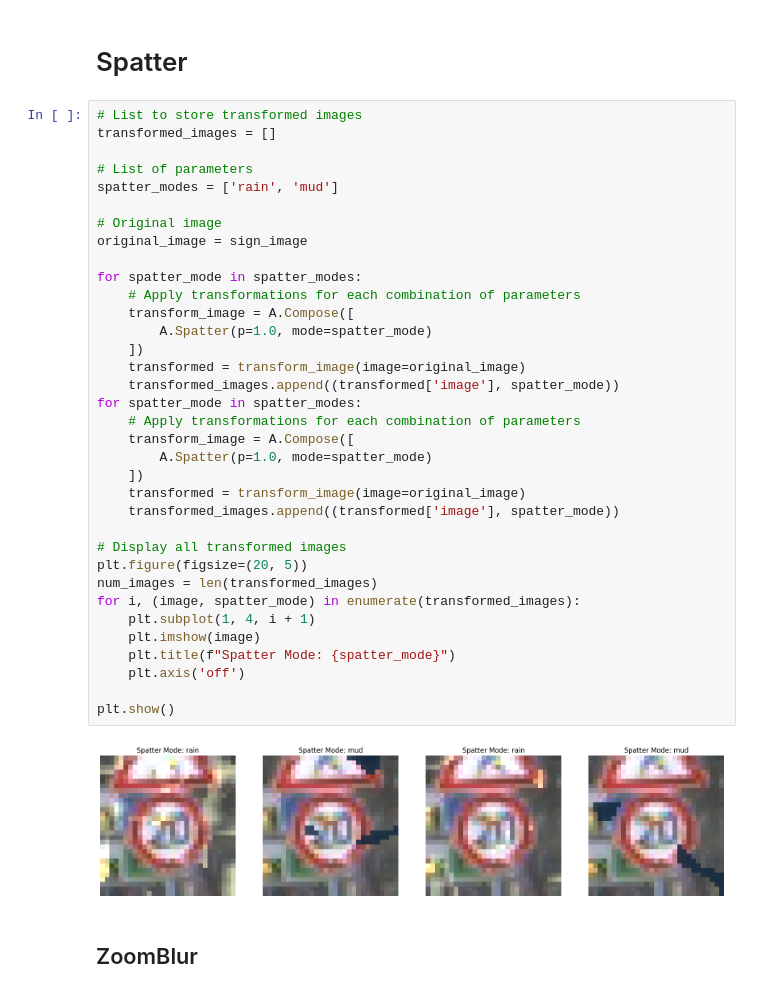
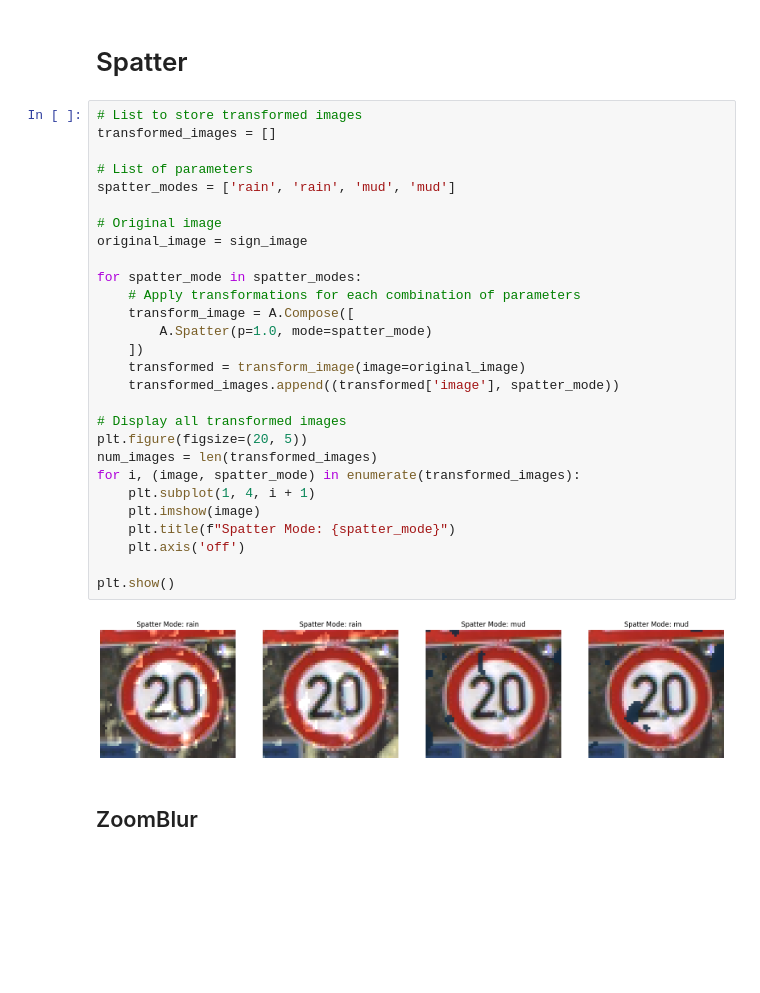
Before and after one commit to ToldoDM/Traffic-Sign-Recognition, a Jupyter notebook: data_augmentation.ipynb, the cells around one changed output. Cells and saved outputs as stored; diff of their text form; blank space fills up the shorter version.

```diff
--- a/data_augmentation.ipynb
+++ b/data_augmentation.ipynb
@@ -105,40 +105,33 @@ plt.show()
 # %%
 # List to store transformed images
 transformed_images = []
 
 # List of parameters
-spatter_modes = ['rain', 'mud']
+spatter_modes = ['rain', 'rain', 'mud', 'mud']
 
 # Original image
 original_image = sign_image
 
-for spatter_mode in spatter_modes:
-    # Apply transformations for each combination of parameters
-    transform_image = A.Compose([
-        A.Spatter(p=1.0, mode=spatter_mode)
-    ])
-    transformed = transform_image(image=original_image)
-    transformed_images.append((transformed['image'], spatter_mode))
 for spatter_mode in spatter_modes:
     # Apply transformations for each combination of parameters
     transform_image = A.Compose([
         A.Spatter(p=1.0, mode=spatter_mode)
     ])
     transformed = transform_image(image=original_image)
     transformed_images.append((transformed['image'], spatter_mode))
 
 # Display all transformed images
 plt.figure(figsize=(20, 5))
 num_images = len(transformed_images)
 for i, (image, spatter_mode) in enumerate(transformed_images):
     plt.subplot(1, 4, i + 1)
     plt.imshow(image)
     plt.title(f"Spatter Mode: {spatter_mode}")
     plt.axis('off')
 
 plt.show()
 # %% [output]
-[figure, old version]
+[figure, new version]
 # %% [markdown]
 ## ZoomBlur
 # %%
```
Also changed, not shown: parts of 12 cells of this notebook, 1 other file.
